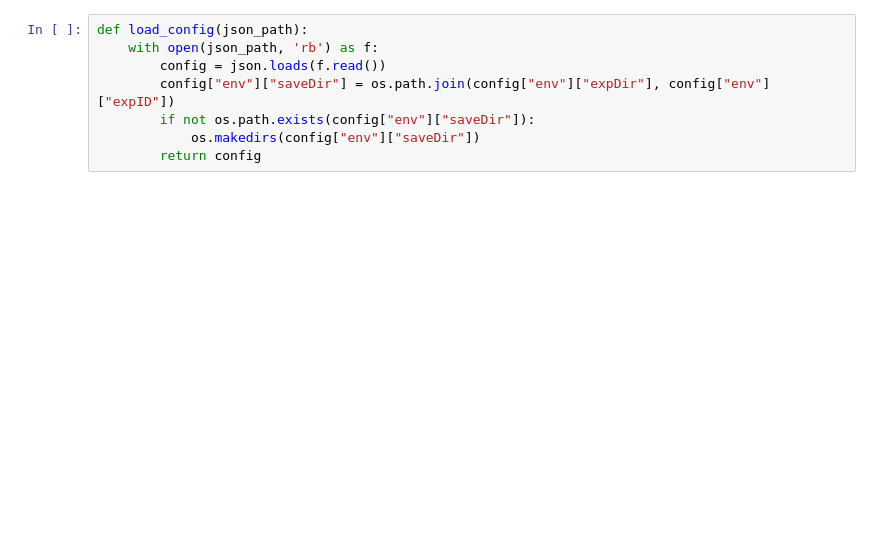
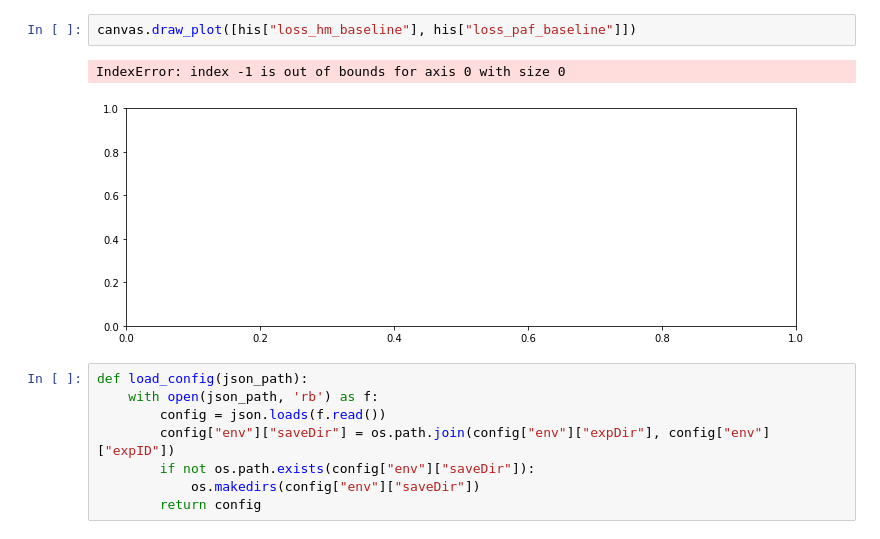
Before and after one commit to Akimoto-Cris/pytorch-CPR, a Jupyter notebook: src/Untitled.ipynb, the cells around one changed output. Cells and saved outputs as stored; diff of their text form; blank space fills up the shorter version.

```diff
--- a/src/Untitled.ipynb
+++ b/src/Untitled.ipynb
@@ -9,3 +30,8 @@ import json
+# %%
+canvas.draw_plot([his["loss_hm_baseline"], his["loss_paf_baseline"]])
+# %% [output]
+IndexError: index -1 is out of bounds for axis 0 with size 0
+[figure, added]
 # %%
 def load_config(json_path):
     with open(json_path, 'rb') as f:
```
Also changed, not shown: parts of 27 cells of this notebook.
